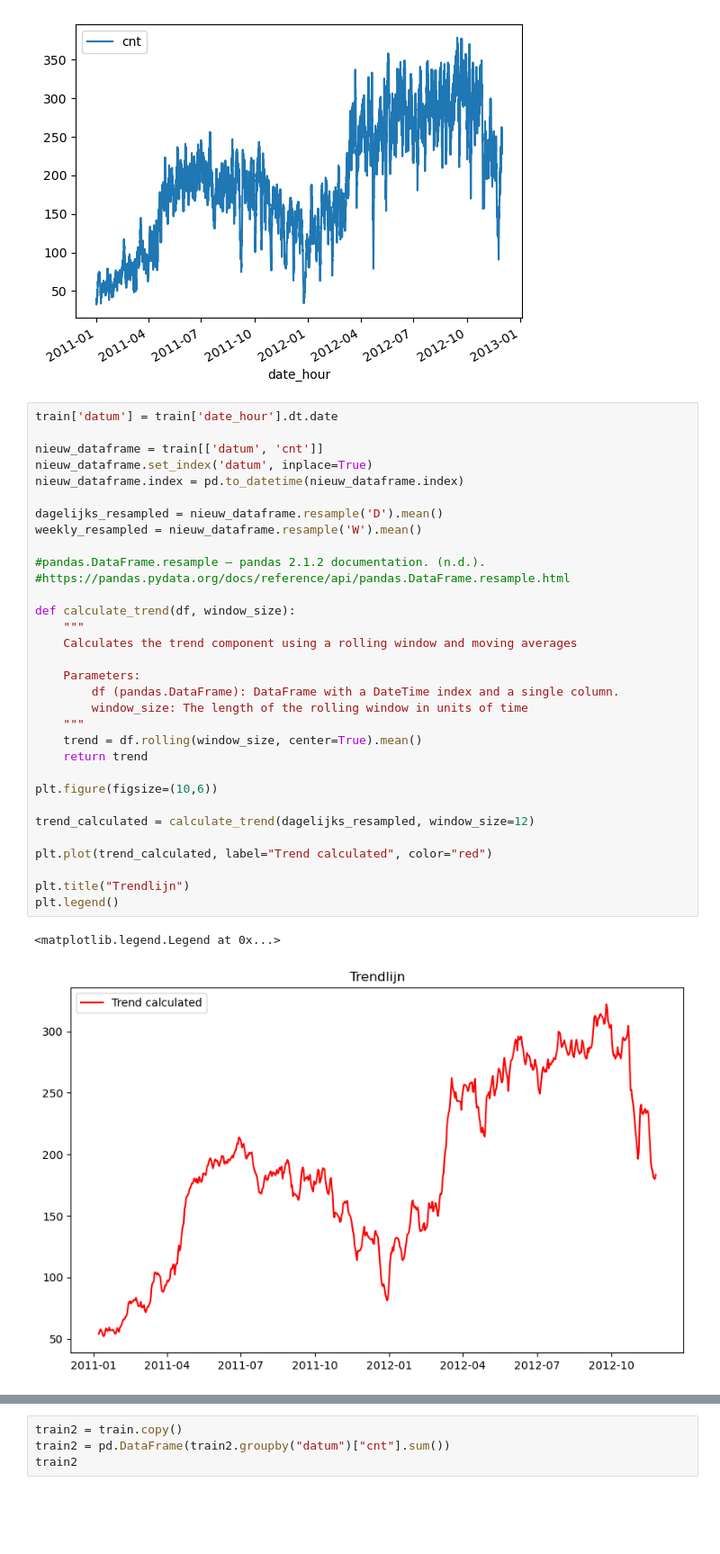
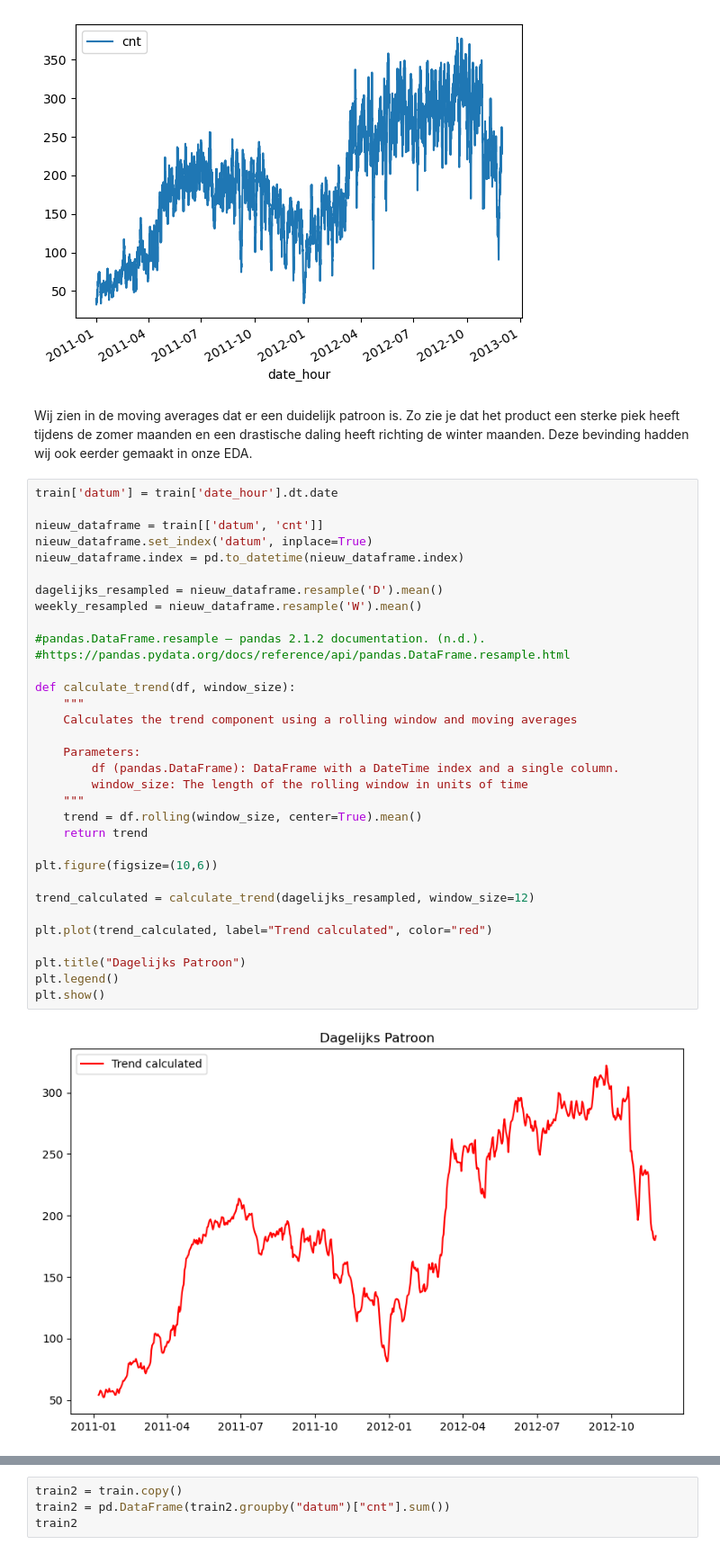
Before and after one commit to NimaGhafar/machine_learning_deurwaardes, a Jupyter notebook: Heethoofd_Portfolio.ipynb, the cells around one changed output, grey strips where cells are left out. Shown at 90% size. Cells and saved outputs as stored; diff of their text form; blank space fills up the shorter version.

```diff
--- a/Heethoofd_Portfolio.ipynb
+++ b/Heethoofd_Portfolio.ipynb
@@ -510,40 +523,42 @@ moving_average.plot()
 # %% [output]
 <AxesSubplot:xlabel='date_hour'>
 [figure]
+# %% [markdown]
+Wij zien in de moving averages dat er een duidelijk patroon is. Zo zie je dat het product een sterke piek heeft tijdens de zomer maanden en een drastische daling heeft richting de winter maanden. Deze bevinding hadden wij ook eerder gemaakt in onze EDA.
 # %%
 train['datum'] = train['date_hour'].dt.date
 
 nieuw_dataframe = train[['datum', 'cnt']]
 nieuw_dataframe.set_index('datum', inplace=True)
 nieuw_dataframe.index = pd.to_datetime(nieuw_dataframe.index)
 
 dagelijks_resampled = nieuw_dataframe.resample('D').mean()
 weekly_resampled = nieuw_dataframe.resample('W').mean()
 
 #pandas.DataFrame.resample — pandas 2.1.2 documentation. (n.d.). #https://pandas.pydata.org/docs/reference/api/pandas.DataFrame.resample.html
 
 def calculate_trend(df, window_size):
     """
     Calculates the trend component using a rolling window and moving averages
 
     Parameters:
         df (pandas.DataFrame): DataFrame with a DateTime index and a single column.
         window_size: The length of the rolling window in units of time
     """
     trend = df.rolling(window_size, center=True).mean()
     return trend
 
 plt.figure(figsize=(10,6))
 
 trend_calculated = calculate_trend(dagelijks_resampled, window_size=12)
 
 plt.plot(trend_calculated, label="Trend calculated", color="red")
 
-plt.title("Trendlijn")
+plt.title("Dagelijks Patroon")
 plt.legend()
+plt.show()
 # %% [output]
-<matplotlib.legend.Legend at 0x...>
-[figure, old version]
+[figure, new version]
 # %%
 seasonal_pattern = weekly_resampled.groupby(weekly_resampled.index.dayofweek)['cnt'].mean()
 
```
Also changed, not shown: parts of 66 cells of this notebook.
